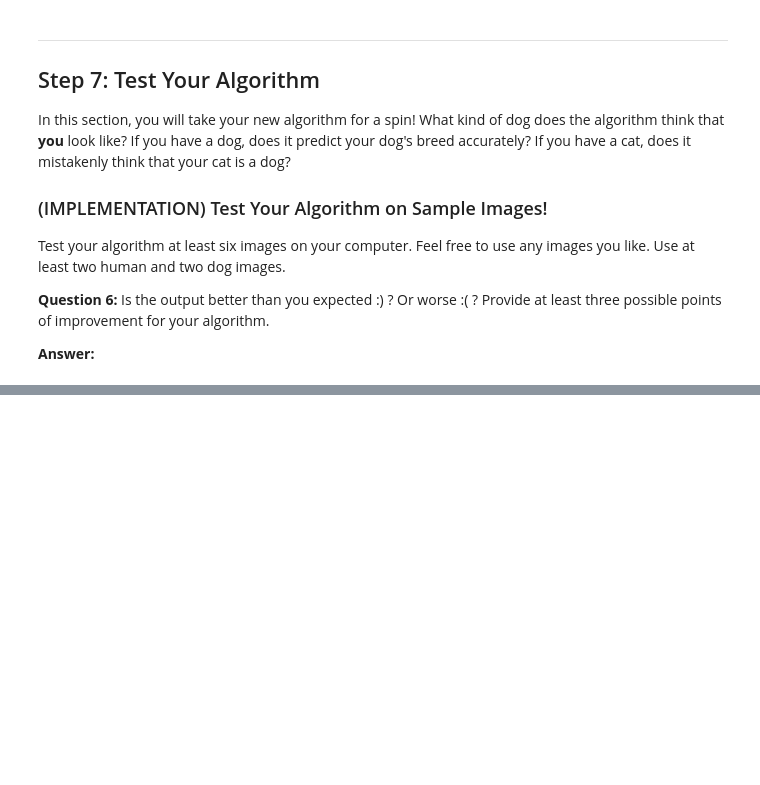
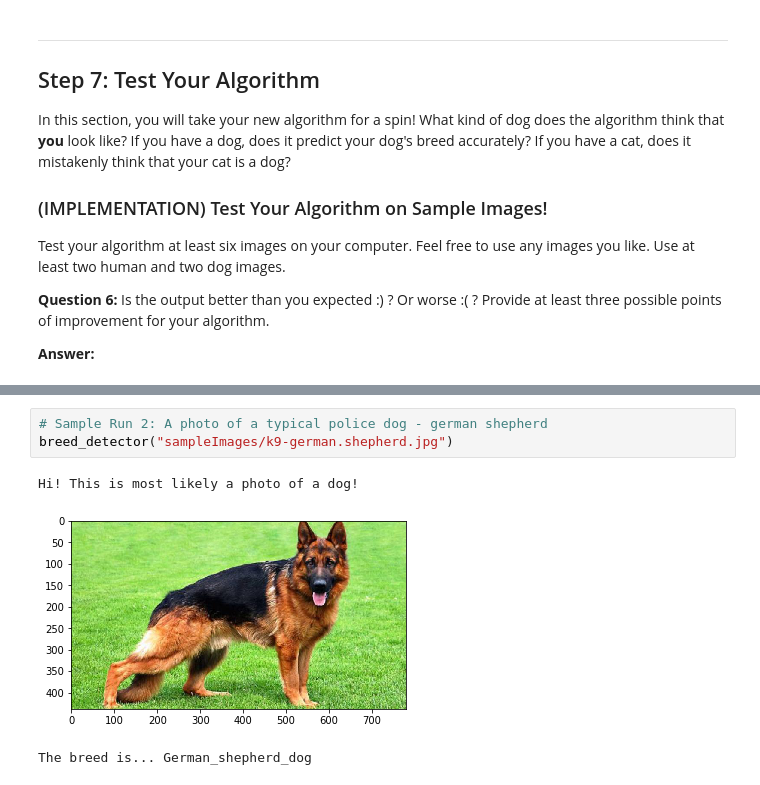
Before and after one commit to etakgoz/dog-project, a Jupyter notebook: dog_app.ipynb, the cells around one changed output, grey strips where cells are left out. Cells and saved outputs as stored; diff of their text form; blank space fills up the shorter version.

```diff
--- a/dog_app.ipynb
+++ b/dog_app.ipynb
@@ -656,0 +797,7 @@ __Answer:__
+# %%
+# Sample Run 2: A photo of a typical police dog - german shepherd
+breed_detector("sampleImages/k9-german.shepherd.jpg")
+# %% [output]
+Hi! This is most likely a photo of a dog!
+[figure, added]
+The breed is... German_shepherd_dog
```
Also changed, not shown: parts of 27 cells of this notebook, 10 other files.
